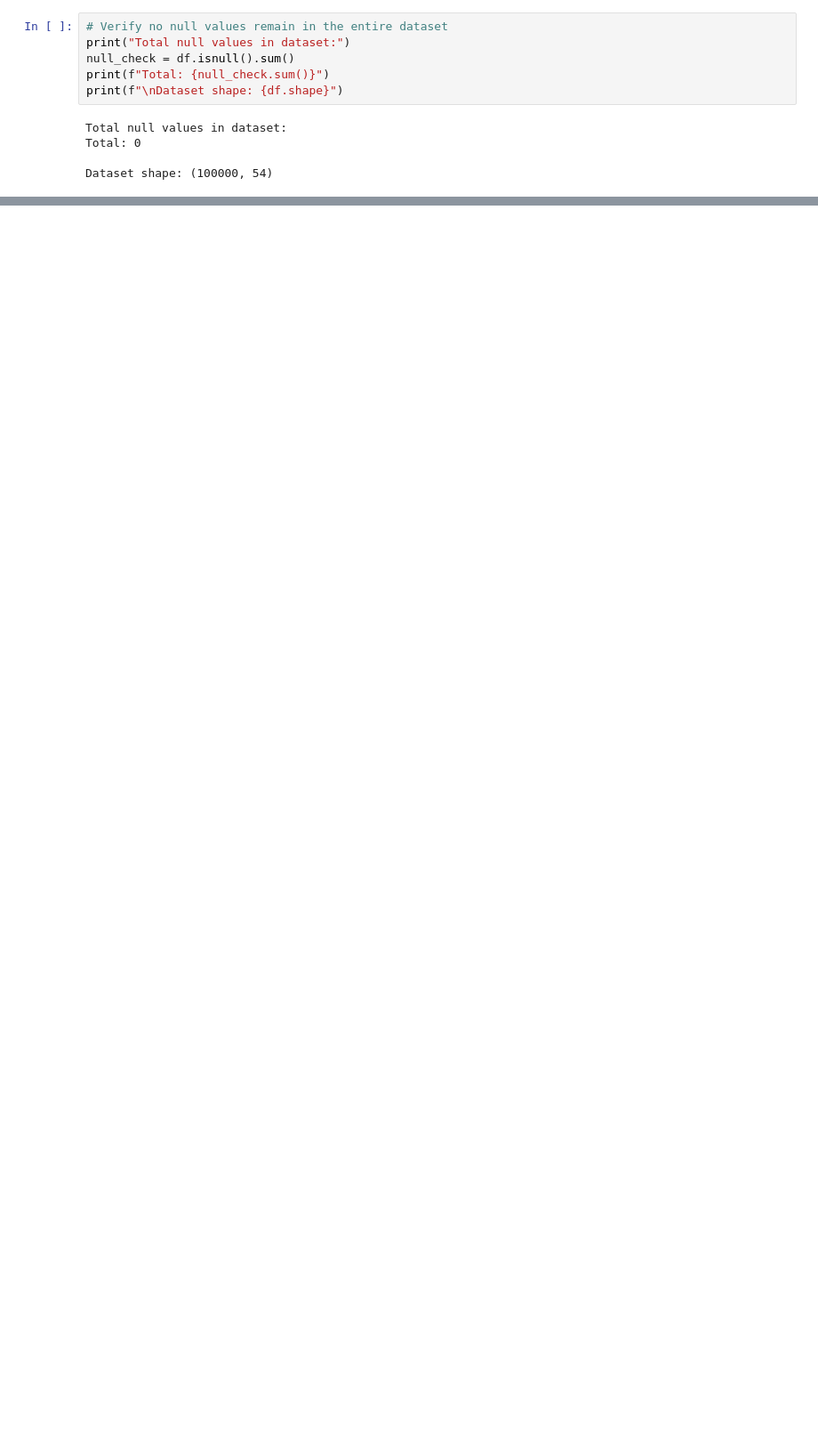
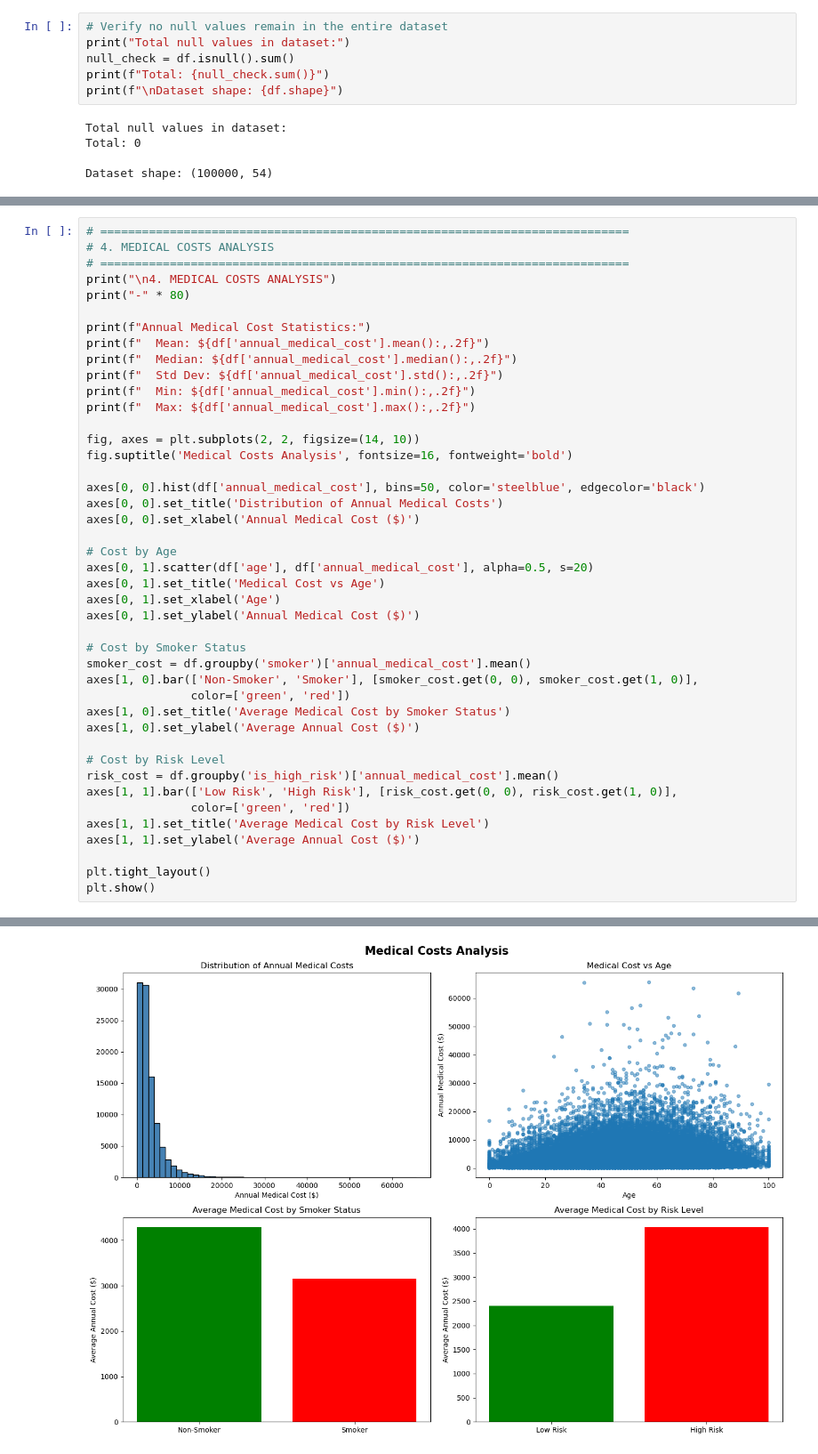
Before and after one commit to KhengChamnan/linear_predict, a Jupyter notebook: insurance_predict.ipynb, the cells around one changed output, grey strips where cells are left out. Shown: that part at 89% size. Cells and saved outputs as stored; diff of their text form; blank space fills up the shorter version.

```diff
--- a/insurance_predict.ipynb
+++ b/insurance_predict.ipynb
@@ -117,0 +231,44 @@ Dataset shape: (100000, 54)
+# %%
+# ============================================================================
+# 4. MEDICAL COSTS ANALYSIS
+# ============================================================================
+print("\n4. MEDICAL COSTS ANALYSIS")
+print("-" * 80)
+
+print(f"Annual Medical Cost Statistics:")
+print(f"  Mean: ${df['annual_medical_cost'].mean():,.2f}")
+print(f"  Median: ${df['annual_medical_cost'].median():,.2f}")
+print(f"  Std Dev: ${df['annual_medical_cost'].std():,.2f}")
+print(f"  Min: ${df['annual_medical_cost'].min():,.2f}")
+print(f"  Max: ${df['annual_medical_cost'].max():,.2f}")
+
+fig, axes = plt.subplots(2, 2, figsize=(14, 10))
+fig.suptitle('Medical Costs Analysis', fontsize=16, fontweight='bold')
+
+axes[0, 0].hist(df['annual_medical_cost'], bins=50, color='steelblue', edgecolor='black')
+axes[0, 0].set_title('Distribution of Annual Medical Costs')
+axes[0, 0].set_xlabel('Annual Medical Cost ($)')
+
+# Cost by Age
+axes[0, 1].scatter(df['age'], df['annual_medical_cost'], alpha=0.5, s=20)
+axes[0, 1].set_title('Medical Cost vs Age')
+axes[0, 1].set_xlabel('Age')
+axes[0, 1].set_ylabel('Annual Medical Cost ($)')
+
+# Cost by Smoker Status
+smoker_cost = df.groupby('smoker')['annual_medical_cost'].mean()
+axes[1, 0].bar(['Non-Smoker', 'Smoker'], [smoker_cost.get(0, 0), smoker_cost.get(1, 0)],
+               color=['green', 'red'])
+axes[1, 0].set_title('Average Medical Cost by Smoker Status')
+axes[1, 0].set_ylabel('Average Annual Cost ($)')
+
+# Cost by Risk Level
+risk_cost = df.groupby('is_high_risk')['annual_medical_cost'].mean()
+axes[1, 1].bar(['Low Risk', 'High Risk'], [risk_cost.get(0, 0), risk_cost.get(1, 0)],
+               color=['green', 'red'])
+axes[1, 1].set_title('Average Medical Cost by Risk Level')
+axes[1, 1].set_ylabel('Average Annual Cost ($)')
+
+plt.tight_layout()
+plt.show()
+# %% [output]
@@ -117,0 +283 @@ Dataset shape: (100000, 54)
+[figure, added]
```
Also changed, not shown: parts of 9 cells of this notebook.
